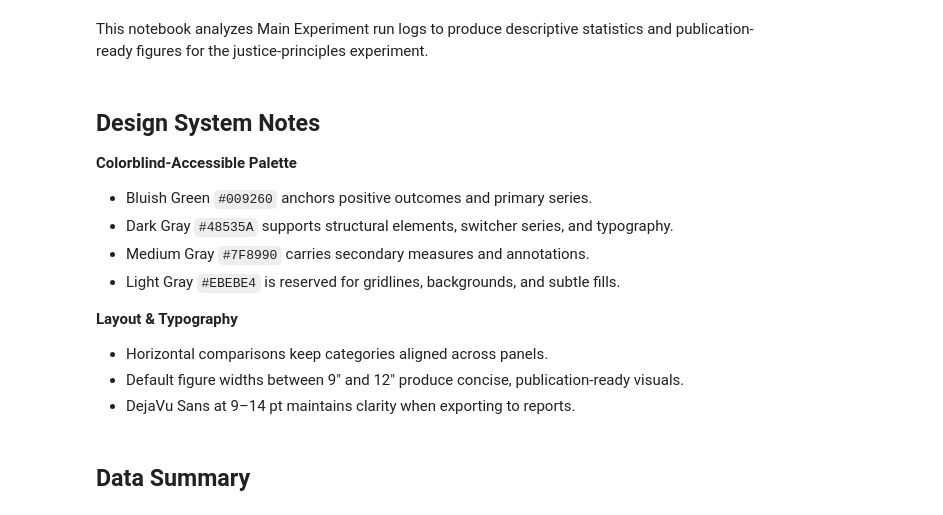
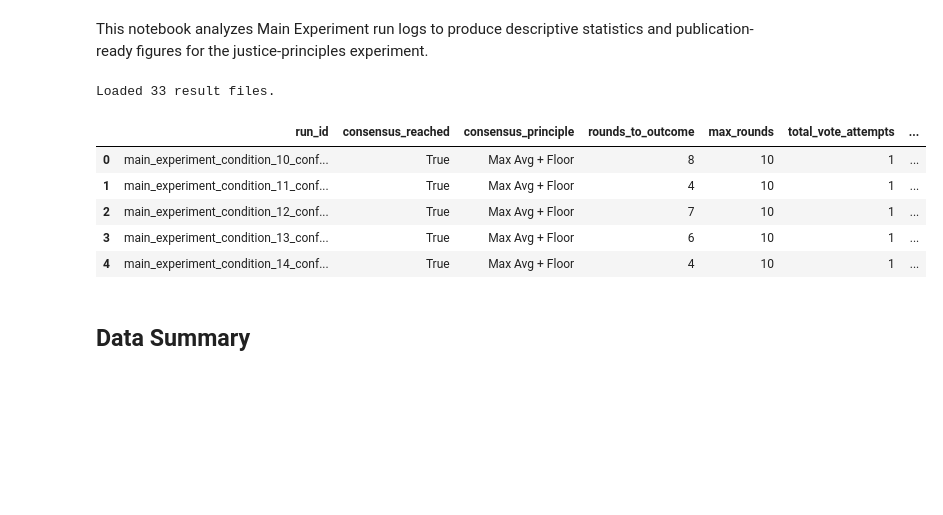
Before and after one commit to Lucas-Mueller/Master-Thesis-Lucas-Mueller, a Jupyter notebook: experiment_execution/main_experiment/main_experiment_descriptive_analysis.ipynb, the cells around one changed output. Cells and saved outputs as stored; diff of their text form; code cells hidden in the pictures; blank space fills up the shorter version.

```diff
--- a/experiment_execution/main_experiment/main_experiment_descriptive_analysis.ipynb
+++ b/experiment_execution/main_experiment/main_experiment_descriptive_analysis.ipynb
@@ -29,19 +55,6 @@ from experiment_execution.utils_experiment_execution.style import (
 )
 
 apply_theme()
-# %% [markdown]
-## Design System Notes
-
-**Colorblind-Accessible Palette**
-- Bluish Green `#009260` anchors positive outcomes and primary series.
-- Dark Gray `#48535A` supports structural elements, switcher series, and typography.
-- Medium Gray `#7F8990` carries secondary measures and annotations.
-- Light Gray `#EBEBE4` is reserved for gridlines, backgrounds, and subtle fills.
-
-**Layout & Typography**
-- Horizontal comparisons keep categories aligned across panels.
-- Default figure widths between 9" and 12" produce concise, publication-ready visuals.
-- DejaVu Sans at 9–14 pt maintains clarity when exporting to reports.
 # %%
 def locate_project_root(markers: Tuple[str, ...] = ("experiment_execution", "config")) -> Path:
     """Find the project root by looking for known directories."""
@@ -235,29 +71,42 @@ def _append_ranking_rows(
 # %%
+# Load all Main Experiment runs
+runs = load_experiment_runs(
+    results_dir=DATA_DIR,
+    pattern="main_experiment_condition_*_config_results.json",
+    terminal_outputs_dir=TERMINAL_DIR,
+    log_pattern="main_experiment_condition_*_log",
+)
 
-# Load all Main Experiment runs (results + terminal log fallbacks)
-runs = load_runs(DATA_DIR)
-run_metrics_records: List[Dict[str, Any]] = []
-vote_round_records: List[Dict[str, Any]] = []
-top_choice_records: List[Dict[str, Any]] = []
-long_ranking_records: List[Dict[str, Any]] = []
+# Extract structured data
+run_metrics_records = [extract_run_metrics(run_id, run_data) for run_id, run_data in runs]
+vote_round_records = []
+top_choice_records = []
+long_ranking_records = []
 
 for run_id, run_data in runs:
-    run_metrics_records.append(extract_run_metrics(run_id, run_data))
     vote_round_records.extend(extract_vote_rounds(run_id, run_data))
     top_rows, long_rows = extract_rankings(run_id, run_data)
     top_choice_records.extend(top_rows)
     long_ranking_records.extend(long_rows)
 
 run_metrics = pd.DataFrame(run_metrics_records)
 vote_rounds = pd.DataFrame(vote_round_records)
 ranking_long = pd.DataFrame(long_ranking_records)
 ranking_top = pd.DataFrame(top_choice_records)
 
 ranking_top["wave_label"] = pd.Categorical(ranking_top["wave_label"], categories=WAVE_ORDER, ordered=True)
 ranking_long["wave_label"] = pd.Categorical(ranking_long["wave_label"], categories=WAVE_ORDER, ordered=True)
 
 print(f"Loaded {len(runs)} result files.")
 run_metrics.head()
+# %% [output]
+Loaded 33 result files.
+|  | run_id | consensus_reached | consensus_principle | rounds_to_outcome | max_rounds | total_vote_attempts | ... |
+| 0 | main_experiment_condition_10_conf... | True | Max Avg + Floor | 8 | 10 | 1 | ... |
+| 1 | main_experiment_condition_11_conf... | True | Max Avg + Floor | 4 | 10 | 1 | ... |
+| 2 | main_experiment_condition_12_conf... | True | Max Avg + Floor | 7 | 10 | 1 | ... |
+| 3 | main_experiment_condition_13_conf... | True | Max Avg + Floor | 6 | 10 | 1 | ... |
+| 4 | main_experiment_condition_14_conf... | True | Max Avg + Floor | 4 | 10 | 1 | ... |
 # %% [markdown]
 ## Data Summary
 # %%
```
Also changed, not shown: parts of 22 cells of this notebook, 8 other files.
